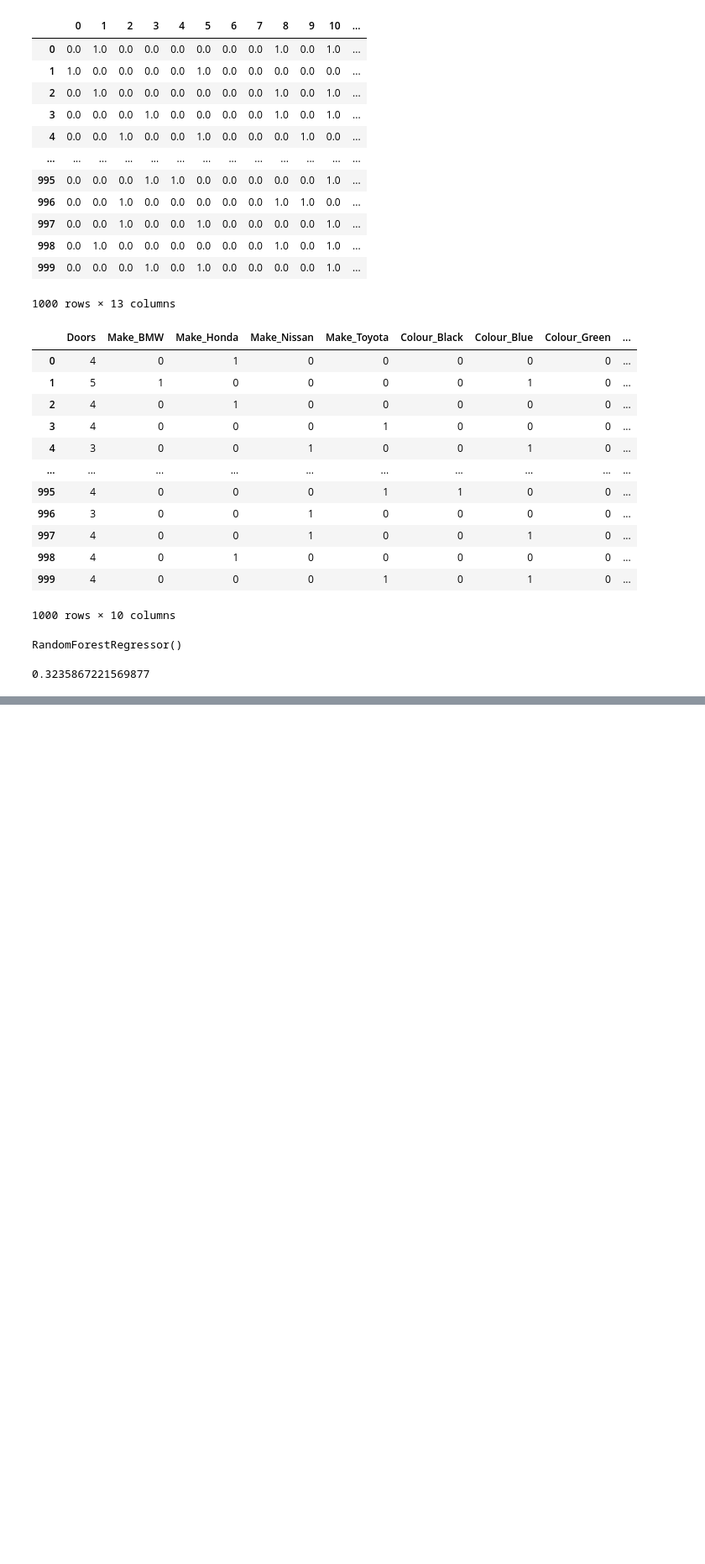
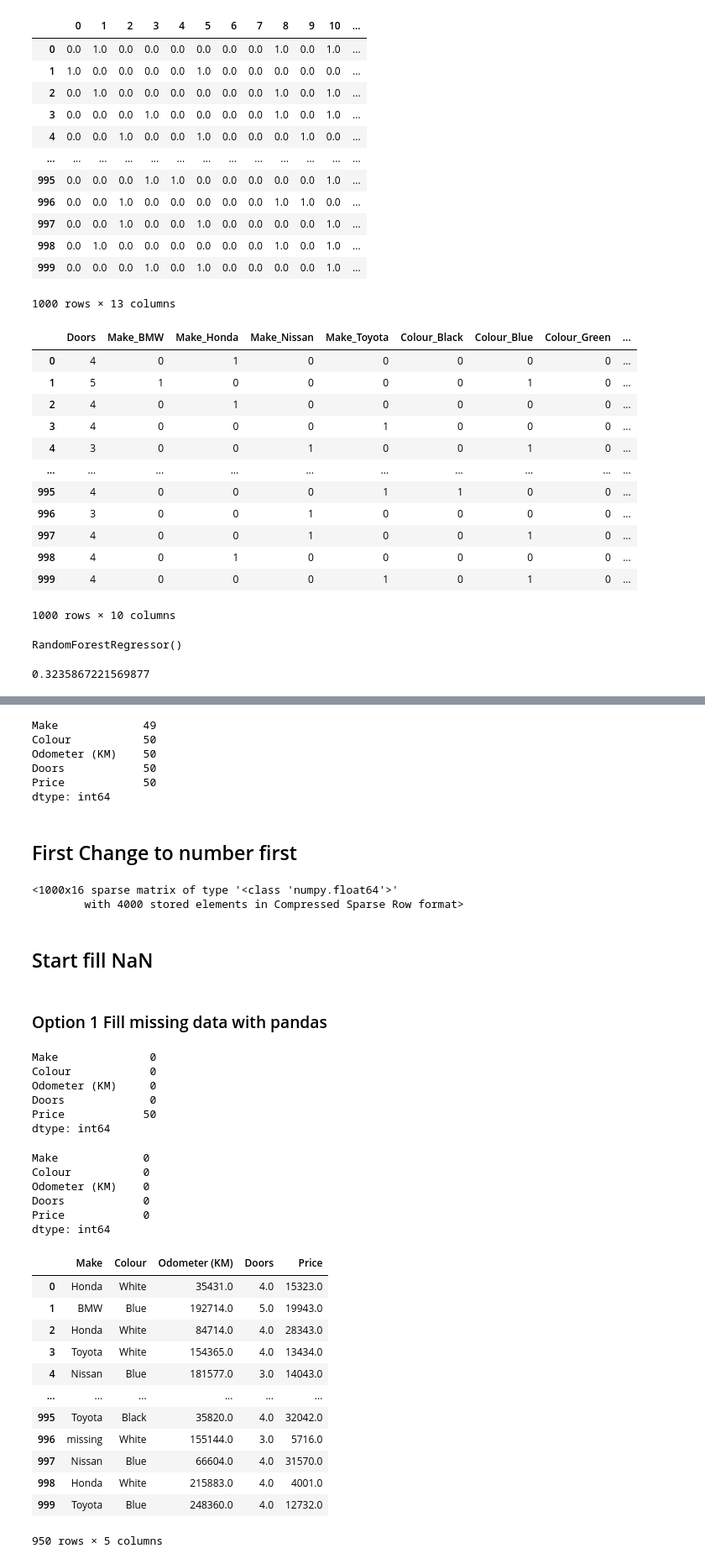
Before and after one commit to pranay1859/MLDS, a Jupyter notebook: MachineLearning/Scikitlean/introduction scikit learn.ipynb, the cells around one changed output, grey strips where cells are left out. Shown: that part at 84% size. Saved outputs shown, nothing was run; the diff lists cells and outputs as text; code cells hidden in the pictures; blank space fills up the shorter version.

```diff
--- a/MachineLearning/Scikitlean/introduction scikit learn.ipynb
+++ b/MachineLearning/Scikitlean/introduction scikit learn.ipynb
@@ -312,0 +330,9 @@ model.score(X_test, y_test)
+# %%
+car_sale_missing.isna().sum()
+# %% [output]
+Make             49
+Colour           50
+Odometer (KM)    50
+Doors            50
+Price            50
+dtype: int64
@@ -312,0 +342,36 @@ model.score(X_test, y_test)
+# %% [markdown]
+## First Change to number first
+# %%
+from sklearn.preprocessing import OneHotEncoder
+from sklearn.compose import ColumnTransformer
+
+one_hot = OneHotEncoder()
+categorical_features = ["Make", "Colour", "Doors"]
+transformer = ColumnTransformer([("one_hot",
+                                  one_hot,
+                                 categorical_features)],
+                               remainder="passthrough")
+
+tranfrom_X = transformer.fit_transform(X)
+tranfrom_X
+# %% [output]
+<1000x16 sparse matrix of type '<class 'numpy.float64'>'
+        with 4000 stored elements in Compressed Sparse Row format>
+# %% [markdown]
+## Start fill NaN
+# %% [markdown]
+### Option 1 Fill missing data with pandas
+# %%
+car_sale_missing["Make"].fillna("missing", inplace=True)
+car_sale_missing["Colour"].fillna("missing", inplace=True)
+car_sale_missing["Odometer (KM)"].fillna(car_sale_missing["Odometer (KM)"].mean(), inplace=True)
+car_sale_missing["Doors"].fillna(4, inplace=True)
+
+car_sale_missing.isna().sum()
+# %% [output]
+Make              0
+Colour            0
+Odometer (KM)     0
+Doors             0
+Price            50
+dtype: int64
@@ -312,0 +380,25 @@ model.score(X_test, y_test)
+# %%
+car_sale_missing.isna().sum()
+# %% [output]
+Make             0
+Colour           0
+Odometer (KM)    0
+Doors            0
+Price            0
+dtype: int64
+# %%
+car_sale_missing
+# %% [output]
+|  | Make | Colour | Odometer (KM) | Doors | Price |
+| 0 | Honda | White | 35431.0 | 4.0 | 15323.0 |
+| 1 | BMW | Blue | 192714.0 | 5.0 | 19943.0 |
+| 2 | Honda | White | 84714.0 | 4.0 | 28343.0 |
+| 3 | Toyota | White | 154365.0 | 4.0 | 13434.0 |
+| 4 | Nissan | Blue | 181577.0 | 3.0 | 14043.0 |
+| ... | ... | ... | ... | ... | ... |
+| 995 | Toyota | Black | 35820.0 | 4.0 | 32042.0 |
+| 996 | missing | White | 155144.0 | 3.0 | 5716.0 |
+| 997 | Nissan | Blue | 66604.0 | 4.0 | 31570.0 |
+| 998 | Honda | White | 215883.0 | 4.0 | 4001.0 |
+| 999 | Toyota | Blue | 248360.0 | 4.0 | 12732.0 |
+950 rows × 5 columns
```
Also changed, not shown: parts of 52 cells of this notebook, 5 other files.
